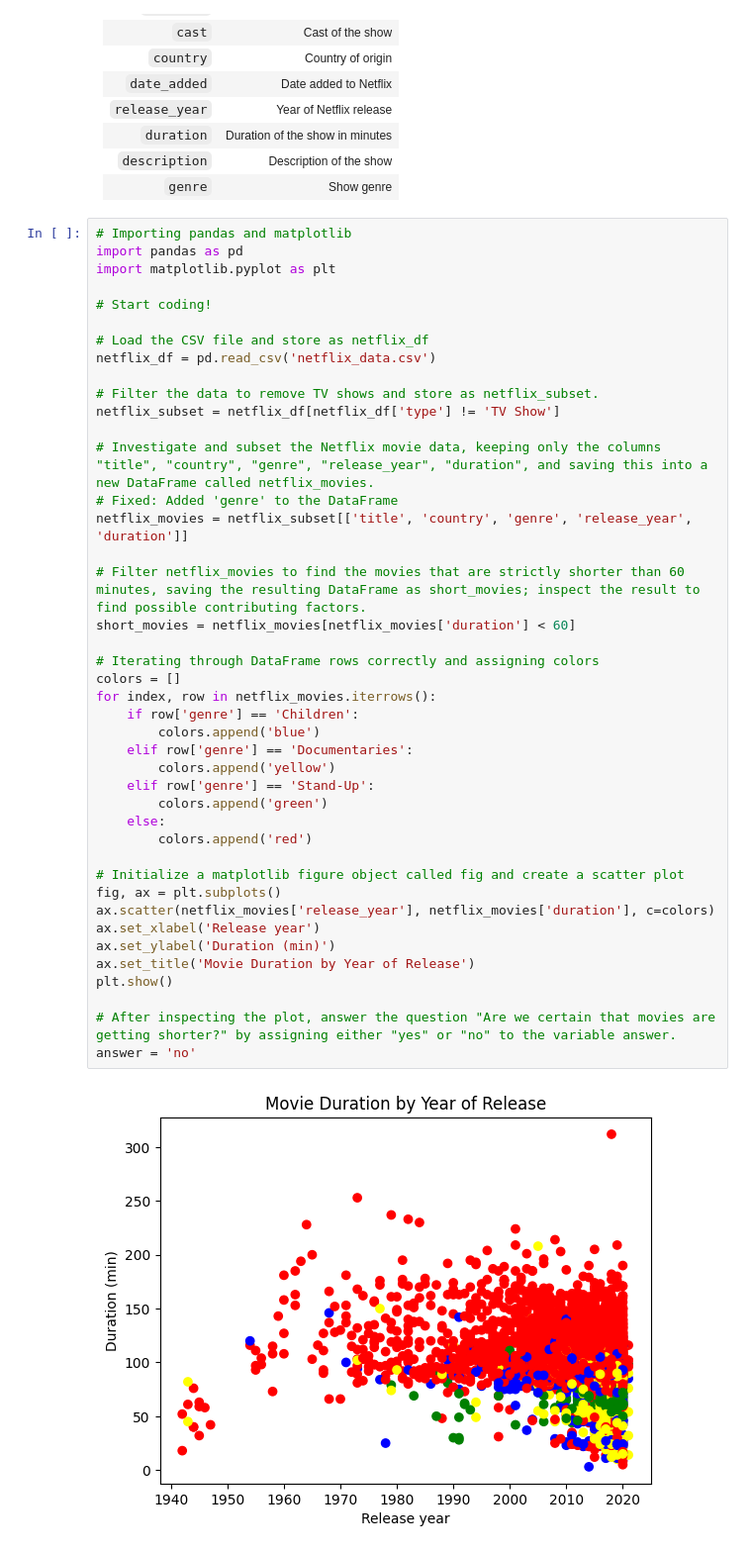
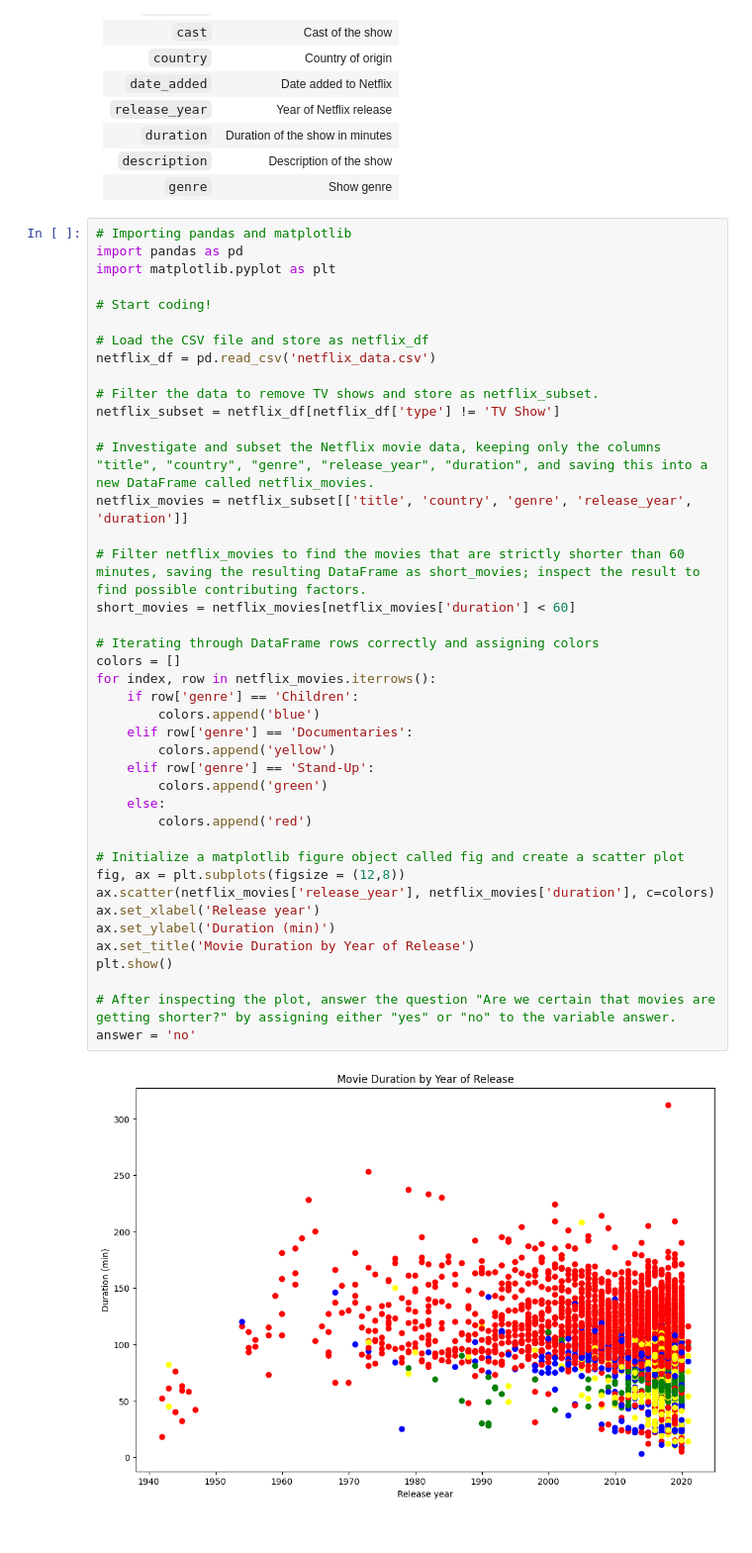
Before and after one commit to DataSchym/investing-netflix-movies, a Jupyter notebook: notebook.ipynb, the cells around one changed output. Shown: that part at 99% size. Saved outputs shown, nothing was run; the diff lists cells and outputs as text.

```diff
--- a/notebook.ipynb
+++ b/notebook.ipynb
@@ -36,33 +36,32 @@ netflix_df = pd.read_csv('netflix_data.csv')
 netflix_subset = netflix_df[netflix_df['type'] != 'TV Show']
 
 # Investigate and subset the Netflix movie data, keeping only the columns "title", "country", "genre", "release_year", "duration", and saving this into a new DataFrame called netflix_movies.
-# Fixed: Added 'genre' to the DataFrame
 netflix_movies = netflix_subset[['title', 'country', 'genre', 'release_year', 'duration']]
 
 # Filter netflix_movies to find the movies that are strictly shorter than 60 minutes, saving the resulting DataFrame as short_movies; inspect the result to find possible contributing factors.
 short_movies = netflix_movies[netflix_movies['duration'] < 60]
 
 # Iterating through DataFrame rows correctly and assigning colors
 colors = []
 for index, row in netflix_movies.iterrows():
     if row['genre'] == 'Children':
         colors.append('blue')
     elif row['genre'] == 'Documentaries':
         colors.append('yellow')
     elif row['genre'] == 'Stand-Up':
         colors.append('green')
     else:
         colors.append('red')
 
 # Initialize a matplotlib figure object called fig and create a scatter plot
-fig, ax = plt.subplots()
+fig, ax = plt.subplots(figsize = (12,8))
 ax.scatter(netflix_movies['release_year'], netflix_movies['duration'], c=colors)
 ax.set_xlabel('Release year')
 ax.set_ylabel('Duration (min)')
 ax.set_title('Movie Duration by Year of Release')
 plt.show()
 
 # After inspecting the plot, answer the question "Are we certain that movies are getting shorter?" by assigning either "yes" or "no" to the variable answer.
 answer = 'no'
 # %% [output]
-[figure, old version]
+[figure, new version]
```
